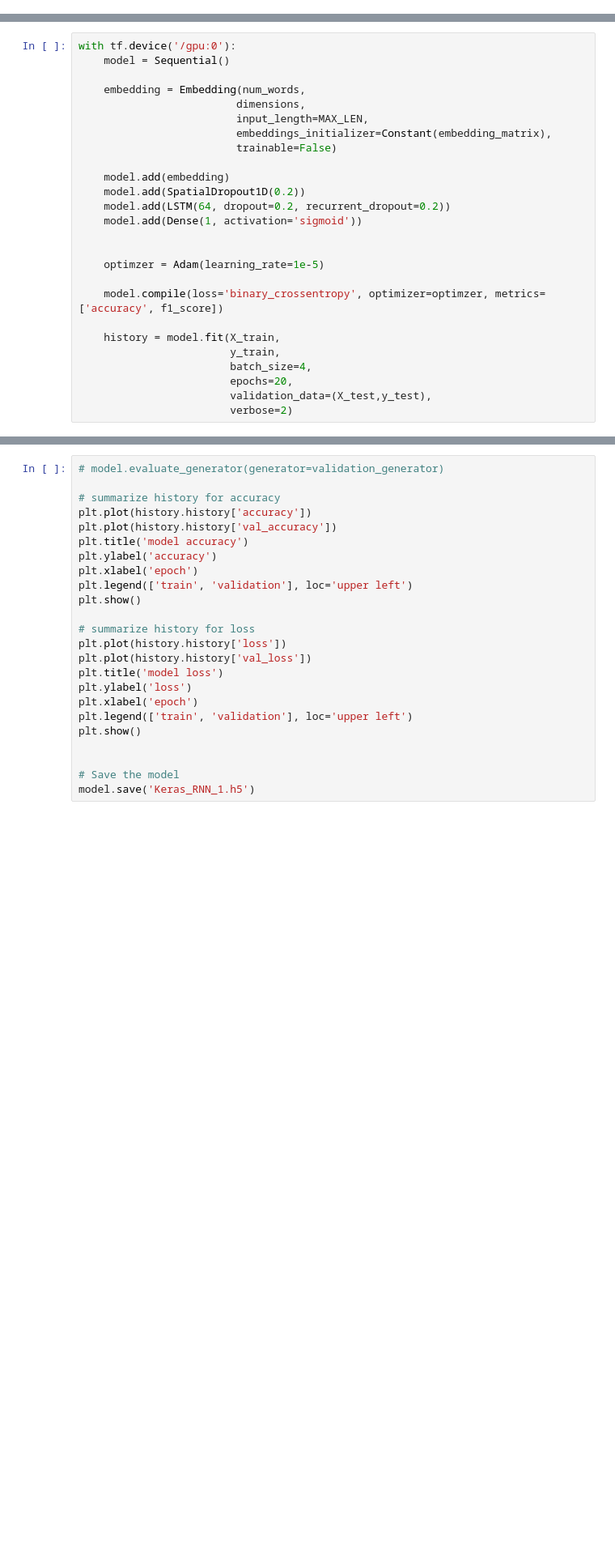
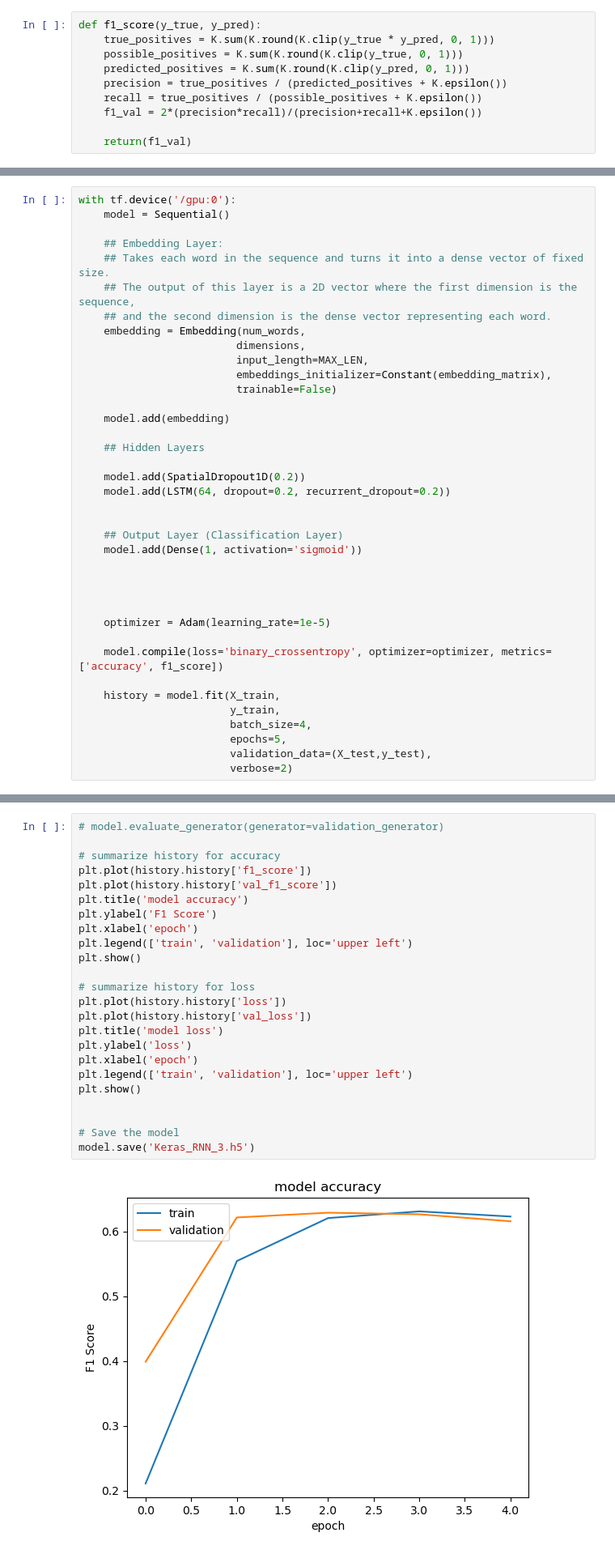
Before and after one commit to kristopher-smith/RNN_Disaster-Tweets, a Jupyter notebook: rnn-for-disaster-tweet-classification.ipynb, the cells around one changed output, grey strips where cells are left out. Shown at 81% size. Saved outputs shown, nothing was run; the diff lists cells and outputs as text; blank space fills up the shorter version.

Commit message:
Kaggle Notebook | EDA, Custom LSTM for Disaster Tweet Classification | Version 18

```diff
--- a/rnn-for-disaster-tweet-classification.ipynb
+++ b/rnn-for-disaster-tweet-classification.ipynb
@@ -1259,2 +1263,12 @@ Size of Testing Set = 3263
+# %%
+def f1_score(y_true, y_pred):
+    true_positives = K.sum(K.round(K.clip(y_true * y_pred, 0, 1)))
+    possible_positives = K.sum(K.round(K.clip(y_true, 0, 1)))
+    predicted_positives = K.sum(K.round(K.clip(y_pred, 0, 1)))
+    precision = true_positives / (predicted_positives + K.epsilon())
+    recall = true_positives / (possible_positives + K.epsilon())
+    f1_val = 2*(precision*recall)/(precision+recall+K.epsilon())
+
+    return(f1_val)
 # %% [markdown]
 ## Design Model Architecture
@@ -1317,6 +1278,10 @@ def f1_score(y_true, y_pred):
 with tf.device('/gpu:0'):
     model = Sequential()
 
+    ## Embedding Layer:
+    ## Takes each word in the sequence and turns it into a dense vector of fixed size.
+    ## The output of this layer is a 2D vector where the first dimension is the sequence,
+    ## and the second dimension is the dense vector representing each word.
     embedding = Embedding(num_words,
                          dimensions,
                          input_length=MAX_LEN,
@@ -1324,18 +1289,26 @@ with tf.device('/gpu:0'):
                          trainable=False)
 
     model.add(embedding)
+
+    ## Hidden Layers
+
     model.add(SpatialDropout1D(0.2))
     model.add(LSTM(64, dropout=0.2, recurrent_dropout=0.2))
+
+
+    ## Output Layer (Classification Layer)
     model.add(Dense(1, activation='sigmoid'))
 
 
-    optimzer = Adam(learning_rate=1e-5)
 
-    model.compile(loss='binary_crossentropy', optimizer=optimzer, metrics=['accuracy', f1_score])
+
+    optimizer = Adam(learning_rate=1e-5)
+
+    model.compile(loss='binary_crossentropy', optimizer=optimizer, metrics=['accuracy', f1_score])
 
     history = model.fit(X_train,
                         y_train,
                         batch_size=4,
-                        epochs=20,
+                        epochs=5,
                         validation_data=(X_test,y_test),
                         verbose=2)
@@ -1434,24 +1413,26 @@ show_trainable=True
 # %%
 # model.evaluate_generator(generator=validation_generator)
 
 # summarize history for accuracy
-plt.plot(history.history['accuracy'])
-plt.plot(history.history['val_accuracy'])
+plt.plot(history.history['f1_score'])
+plt.plot(history.history['val_f1_score'])
 plt.title('model accuracy')
-plt.ylabel('accuracy')
+plt.ylabel('F1 Score')
 plt.xlabel('epoch')
 plt.legend(['train', 'validation'], loc='upper left')
 plt.show()
 
 # summarize history for loss
 plt.plot(history.history['loss'])
 plt.plot(history.history['val_loss'])
 plt.title('model loss')
 plt.ylabel('loss')
 plt.xlabel('epoch')
 plt.legend(['train', 'validation'], loc='upper left')
 plt.show()
 
 
 # Save the model
-model.save('Keras_RNN_1.h5')
+model.save('Keras_RNN_3.h5')
+# %% [output]
+[figure, added]
```
Also changed, not shown: parts of 14 cells of this notebook.
